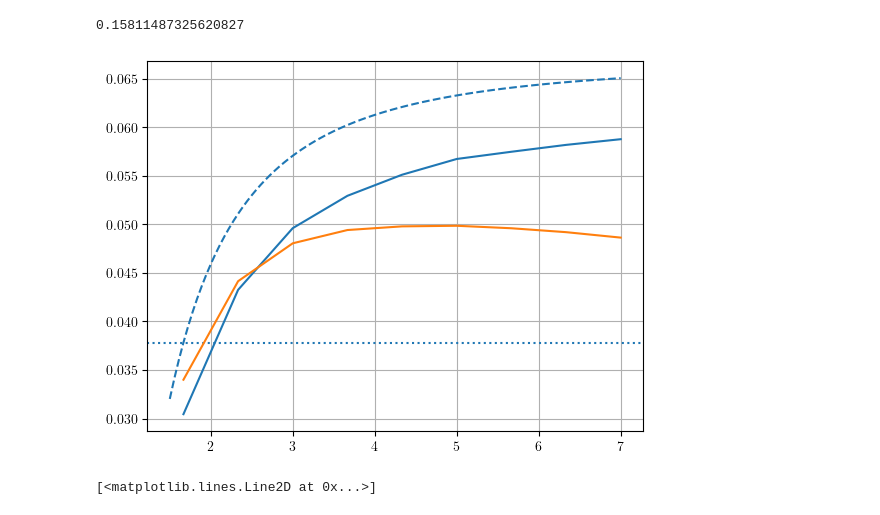
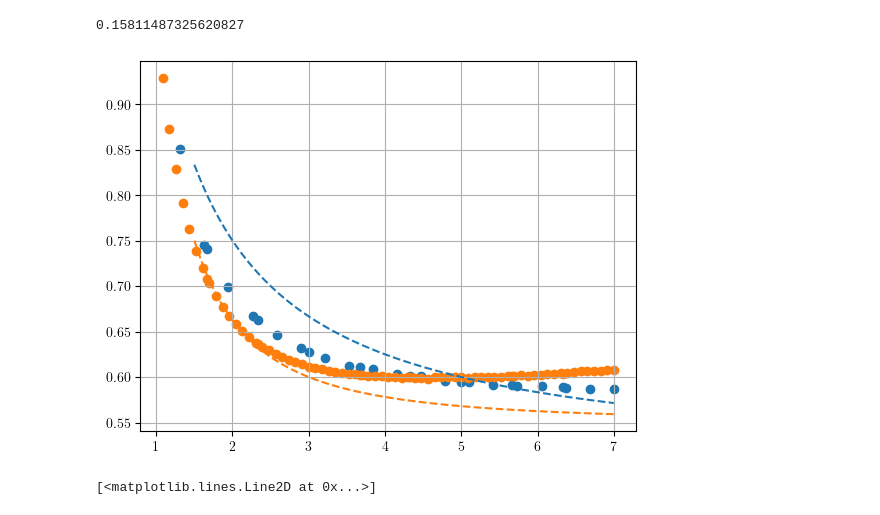
Before and after one commit to francescozambelli/CancerEvo, a Jupyter notebook: notebooks/analysis.ipynb, the cells around one changed output. Drawn from its saved outputs; the diff is of its cells as text; code cells hidden in the pictures.

```diff
--- a/notebooks/analysis.ipynb
+++ b/notebooks/analysis.ipynb
@@ -256,8 +254,8 @@ plt.plot(data_s['Diploid'][1][index]['act_HK'])
 [<matplotlib.lines.Line2D at 0x...>]
 [figure]
 # %%
-stab = load_adaptive_stability_results()
-stabl = load_adaptive_stability_results_liquid()
+stab = load_stability_results_solid()
+stabl = load_stability_results_liquid()
 # %%
 ((1-0.15)**10)*(1-((1-0.15)**10))
 # %% [output]
@@ -265,26 +263,30 @@ stabl = load_adaptive_stability_results_liquid()
 # %%
 x = np.linspace(1.5,7,100)
 
-def th_pred(x):
+def th_s(x):
     #return (1-((1+1/x)/2)**0.1)
-    return 1 - ((1/2)*(1+(1/x)**2))**0.1
+    return ((1/2)*(1+(1/x)))
+
+def th_l(x, c=0.1):
+    #return (1-((1+1/x)/2)**0.1)
+    return (1+c+(1-c)*(1/x)**2)/2
 def th_b(x, lb=0):
     a = []
     for xi in x:
         a.append(compute_asymptotic_limit(10,10,xi,lb)['asymp_mu_analytical'])
     return np.array(a)
-def pdeath(x):
-    return 1-(1-x)**(10)
+def ps(x):
+    return (1-x)**(10)
 
 #plt.plot(x, pdeath(th_pred(x)))
-plt.plot(stab['rmax_norm'], stab['stable_dmu']*10, color="C0")
-plt.plot(x, th_pred(x), color="C0", ls="--")
-plt.axhline(compute_asymptotic_limit(10,10,0.017)['asymp_mu_analytical'], c="C0", ls=":")
-plt.plot(stabl['rmax_norm'], stabl['stable_dmu']*10, color="C1")
-
+plt.scatter(stab['rmax_norm'], ps(stab['stable_dmu']*10), color="C0")
+plt.plot(x, th_s(x), color="C0", ls="--")
+#plt.axhline(compute_asymptotic_limit(10,10,0.017)['asymp_mu_analytical'], c="C0", ls=":")
+plt.scatter(stabl['rmax_norm'], ps(stabl['stable_dmu']*10), color="C1")
+plt.plot(x, th_l(x), color="C1", ls="--")
 plt.grid()
 # %% [output]
-[figure, old version]
+[figure, new version]
 # %%
 xmu = np.linspace(0.005, 0.03)
 plt.plot(xmu, th_b(xmu))
```
Also changed, not shown: parts of 10 cells of this notebook, 4 other files.
